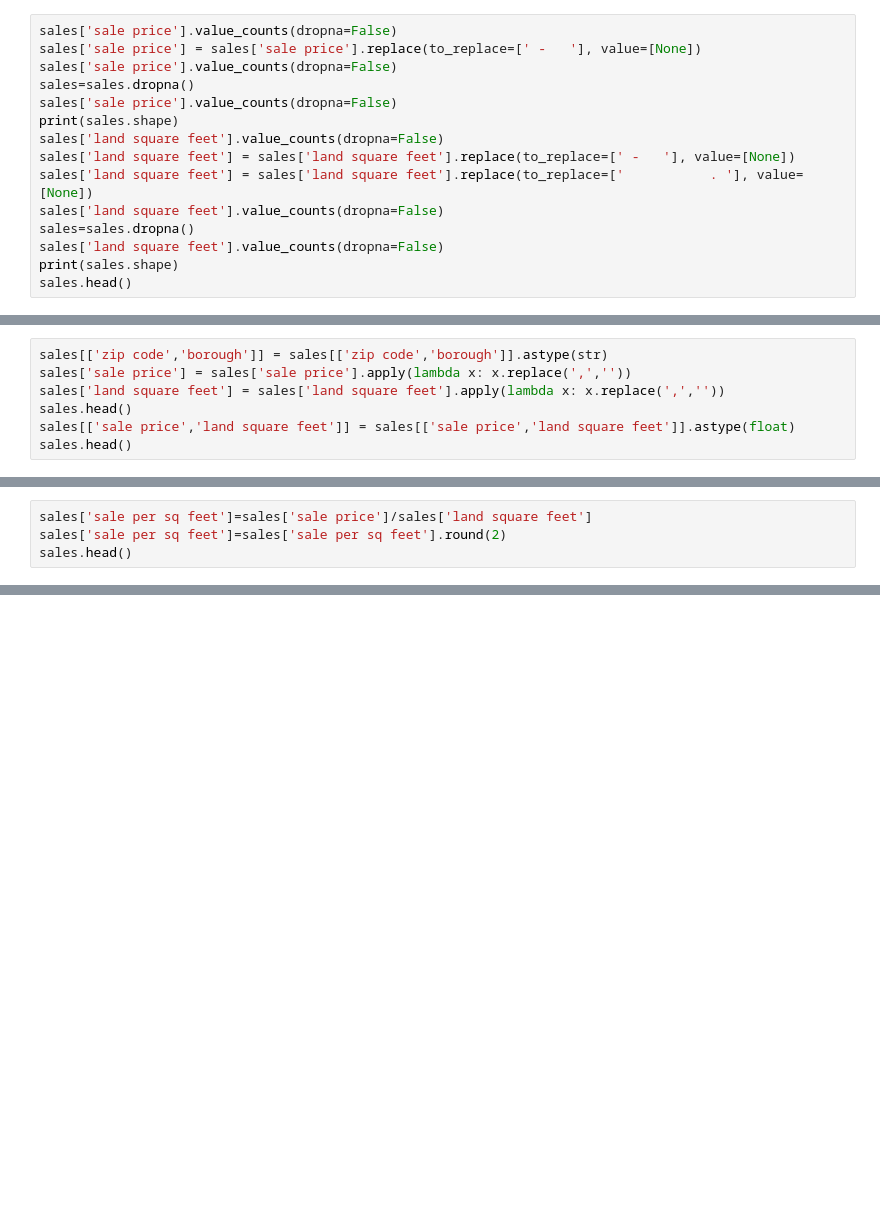
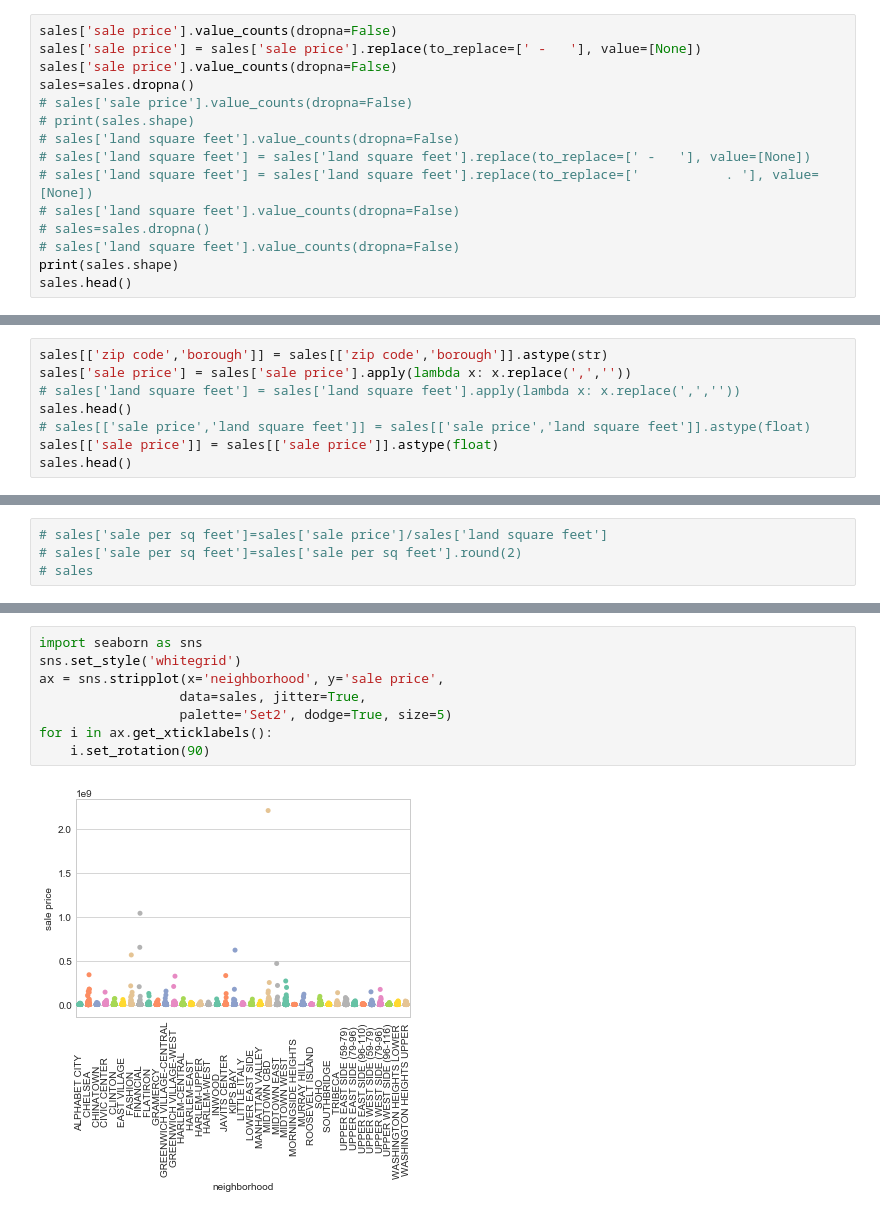
Before and after one commit to chrisc617/Data-Bootcamp-Final-Project, a Jupyter notebook: Rolling Sales.ipynb, the cells around one changed output, grey strips where cells are left out. Cells and saved outputs as stored; diff of their text form; blank space fills up the shorter version.

```diff
--- a/Rolling Sales.ipynb
+++ b/Rolling Sales.ipynb
@@ -29,14 +35,14 @@ sales['sale price'].value_counts(dropna=False)
 sales['sale price'] = sales['sale price'].replace(to_replace=[' -   '], value=[None])
 sales['sale price'].value_counts(dropna=False)
 sales=sales.dropna()
-sales['sale price'].value_counts(dropna=False)
-print(sales.shape)
-sales['land square feet'].value_counts(dropna=False)
-sales['land square feet'] = sales['land square feet'].replace(to_replace=[' -   '], value=[None])
-sales['land square feet'] = sales['land square feet'].replace(to_replace=['           . '], value=[None])
-sales['land square feet'].value_counts(dropna=False)
-sales=sales.dropna()
-sales['land square feet'].value_counts(dropna=False)
+# sales['sale price'].value_counts(dropna=False)
+# print(sales.shape)
+# sales['land square feet'].value_counts(dropna=False)
+# sales['land square feet'] = sales['land square feet'].replace(to_replace=[' -   '], value=[None])
+# sales['land square feet'] = sales['land square feet'].replace(to_replace=['           . '], value=[None])
+# sales['land square feet'].value_counts(dropna=False)
+# sales=sales.dropna()
+# sales['land square feet'].value_counts(dropna=False)
 print(sales.shape)
 sales.head()
 # %% [output]
@@ -51,9 +56,10 @@ sales.head()
 # %%
 sales[['zip code','borough']] = sales[['zip code','borough']].astype(str)
 sales['sale price'] = sales['sale price'].apply(lambda x: x.replace(',',''))
-sales['land square feet'] = sales['land square feet'].apply(lambda x: x.replace(',',''))
+# sales['land square feet'] = sales['land square feet'].apply(lambda x: x.replace(',',''))
 sales.head()
-sales[['sale price','land square feet']] = sales[['sale price','land square feet']].astype(float)
+# sales[['sale price','land square feet']] = sales[['sale price','land square feet']].astype(float)
+sales[['sale price']] = sales[['sale price']].astype(float)
 sales.head()
 # %% [output]
 |  | borough | neighborhood | building class category | tax class at present | address | apartment number | ... |
@@ -63,6 +69,6 @@ sales.head()
 | 4 | 1 | ALPHABET CITY | 07 RENTALS - WALKUP APARTMENTS | 2A | 153 AVENUE B |  | ... |
 | 7 | 1 | ALPHABET CITY | 07 RENTALS - WALKUP APARTMENTS | 2A | 301 EAST 10TH STREET |  | ... |
 # %%
-sales['sale per sq feet']=sales['sale price']/sales['land square feet']
-sales['sale per sq feet']=sales['sale per sq feet'].round(2)
-sales.head()
+# sales['sale per sq feet']=sales['sale price']/sales['land square feet']
+# sales['sale per sq feet']=sales['sale per sq feet'].round(2)
+# sales
@@ -75,0 +75,10 @@ sales.head()
+# %%
+import seaborn as sns
+sns.set_style('whitegrid')
+ax = sns.stripplot(x='neighborhood', y='sale price',
+                  data=sales, jitter=True,
+                  palette='Set2', dodge=True, size=5)
+for i in ax.get_xticklabels():
+    i.set_rotation(90)
+# %% [output]
+[figure, added]
```
Also changed, not shown: parts of 4 cells of this notebook.
